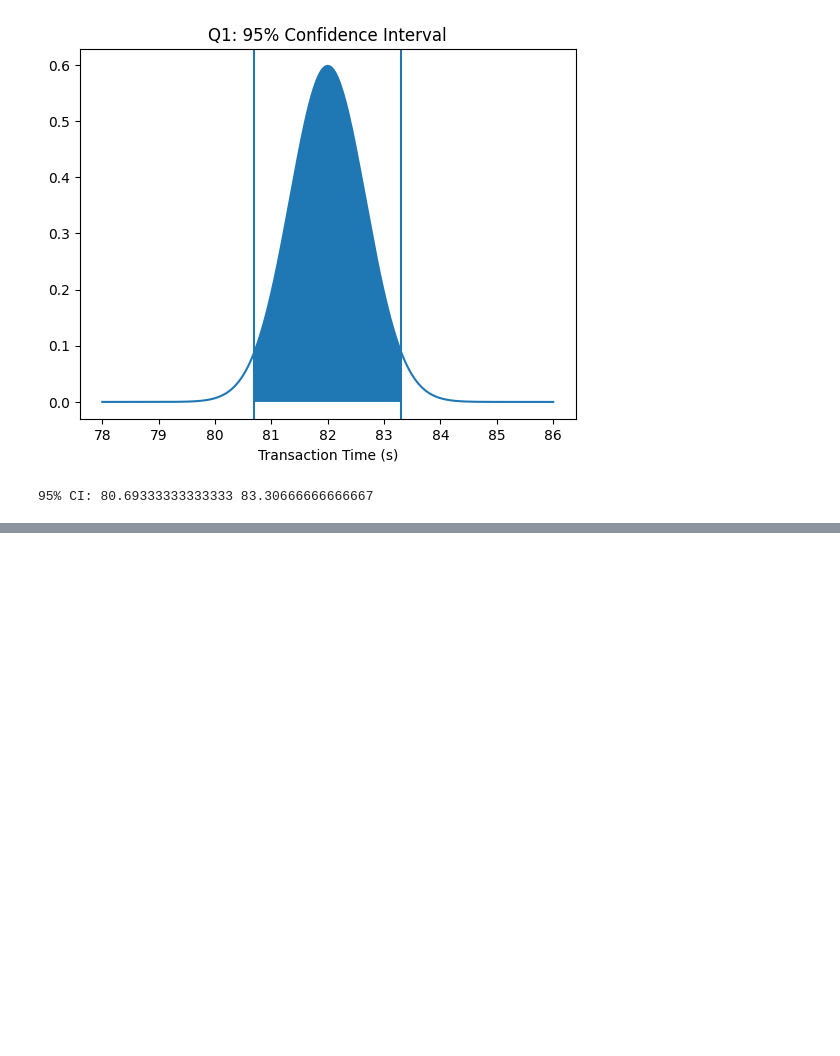
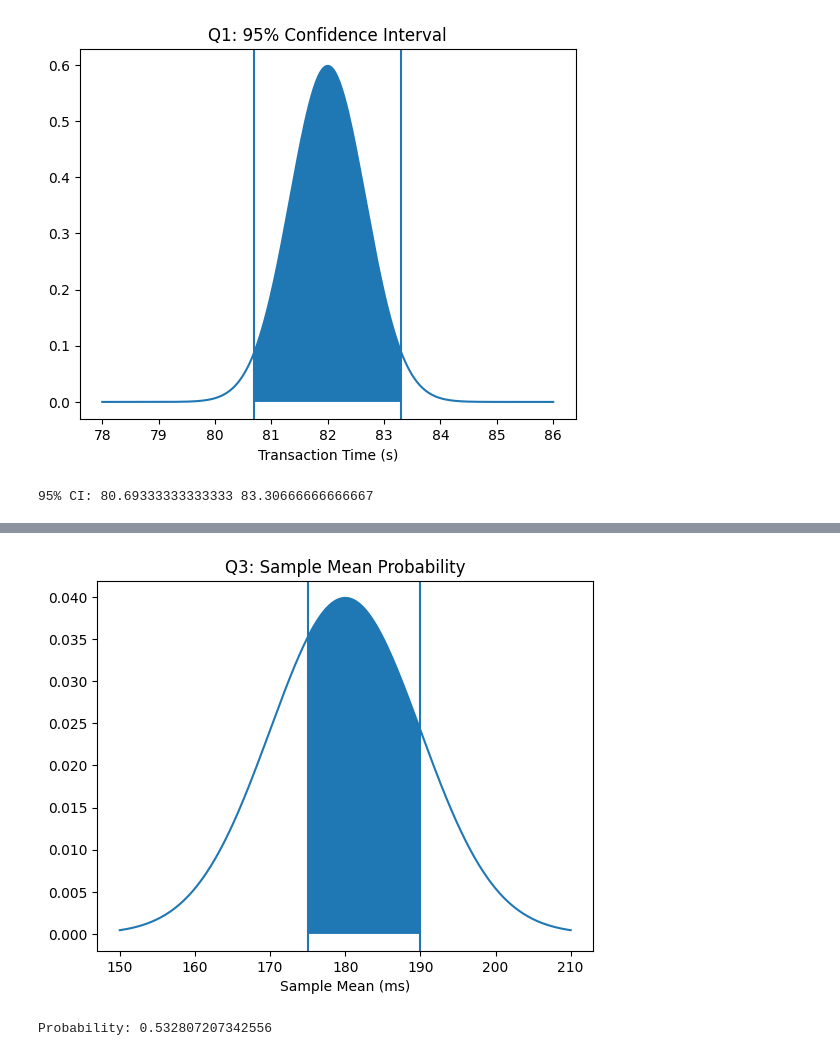
Before and after one commit to Storm00212/Data-manipulation-using-python, a Jupyter notebook: CAT_2_STATISTICS_QUESTIONS.ipynb, the cells around one changed output, grey strips where cells are left out. Cells and saved outputs as stored; diff of their text form; code cells hidden in the pictures; blank space fills up the shorter version.

```diff
--- a/CAT_2_STATISTICS_QUESTIONS.ipynb
+++ b/CAT_2_STATISTICS_QUESTIONS.ipynb
@@ -32,0 +52,23 @@ print("95% CI:", lower, upper)
+# %%
+# Q3
+mu = 180
+sigma = 20
+n = 4
+
+se = sigma / np.sqrt(n)
+
+x = np.linspace(150, 210, 400)
+y = norm.pdf(x, mu, se)
+
+plt.plot(x, y)
+plt.fill_between(x, y, where=(x >= 175) & (x <= 190))
+plt.axvline(175)
+plt.axvline(190)
+plt.title("Q3: Sample Mean Probability")
+plt.xlabel("Sample Mean (ms)")
+plt.show()
+
+print("Probability:", norm.cdf(190, mu, se) - norm.cdf(175, mu, se))
+# %% [output]
+[figure, added]
+Probability: 0.532807207342556
```
Also changed, not shown: parts of 1 cell of this notebook.
